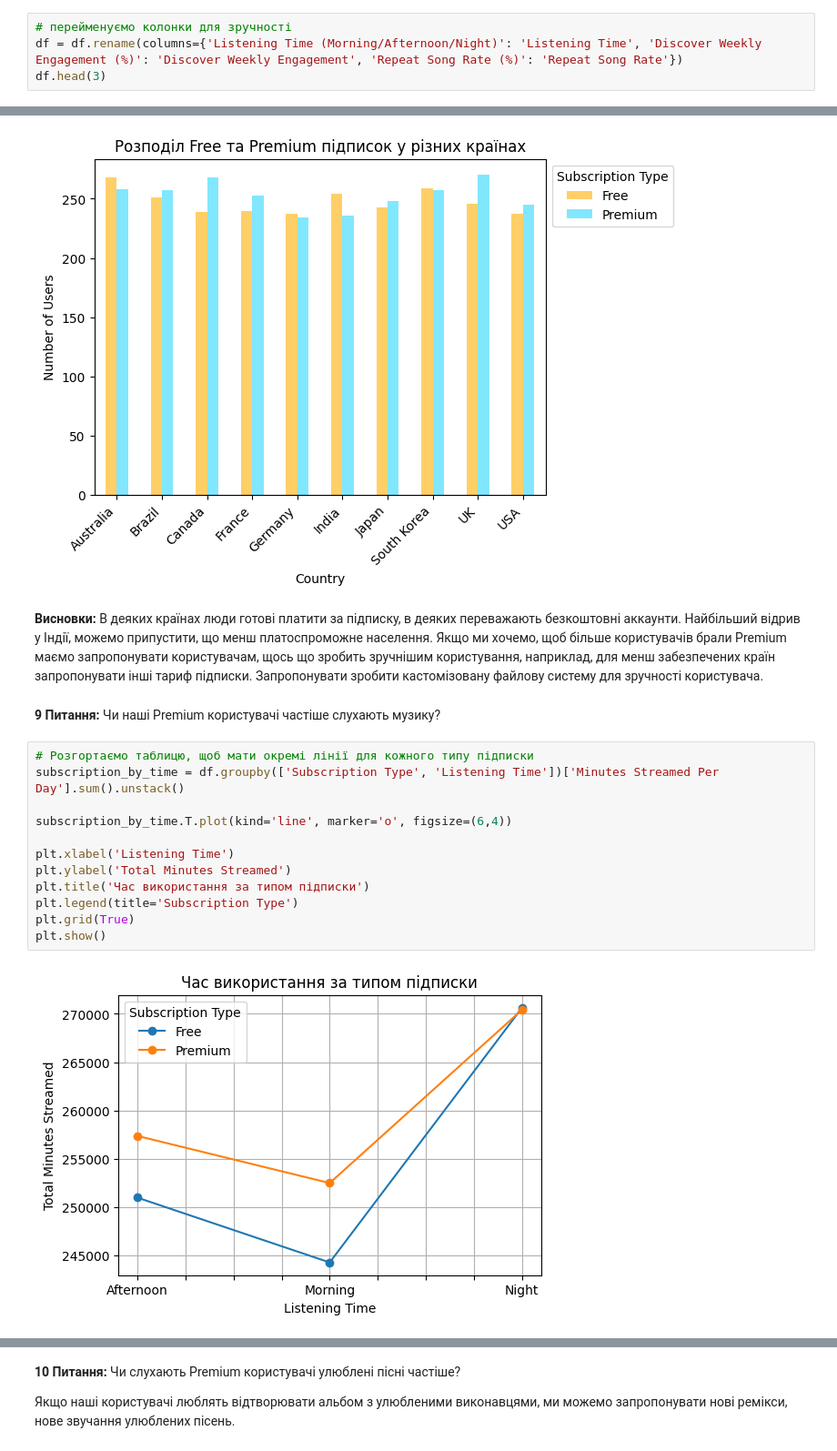
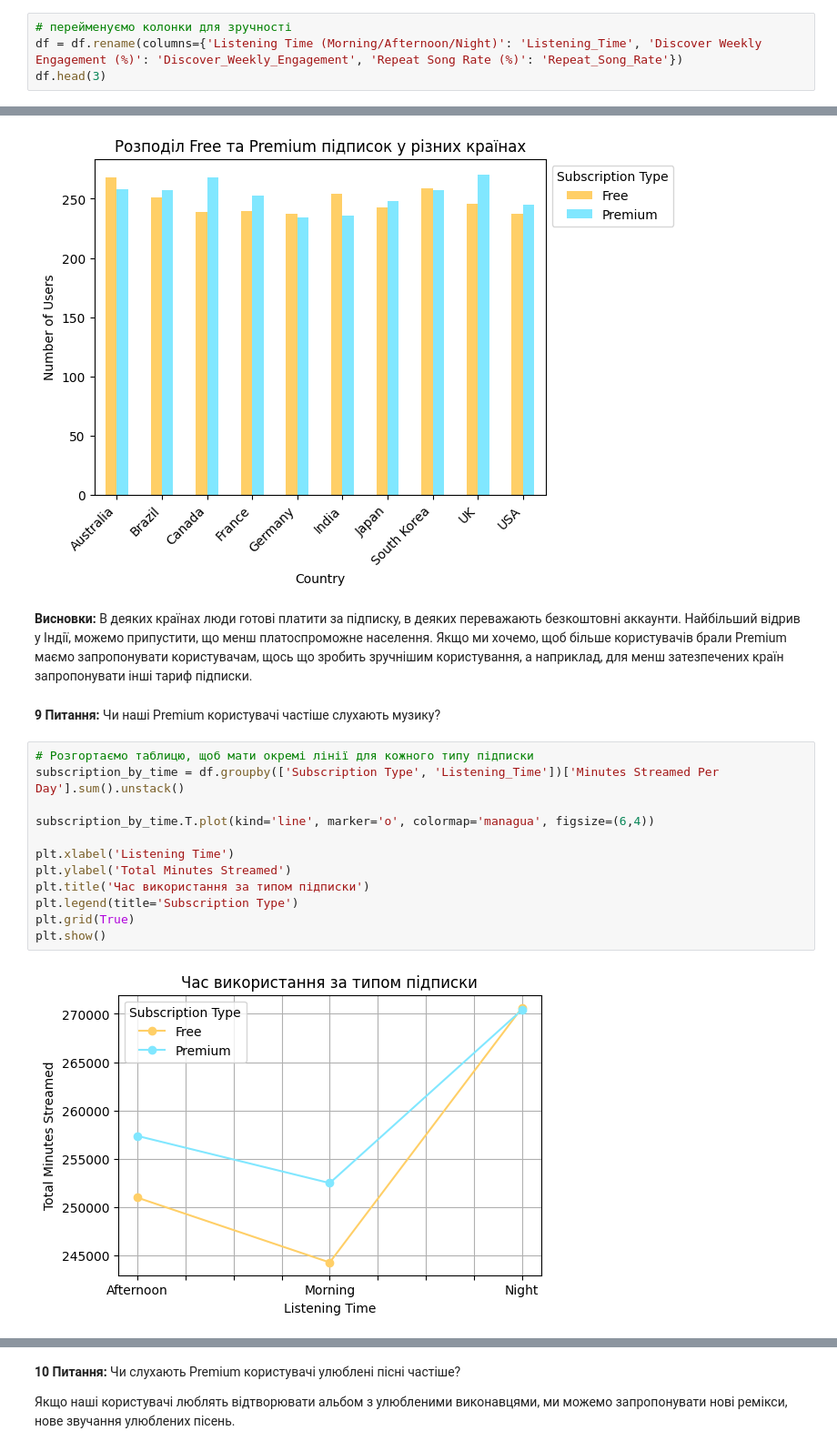
Before and after one commit to Yul4ita/Data-Analytics-Projects, a Jupyter notebook: Analysis_of_Streaming_Platforms.ipynb, the cells around one changed output, grey strips where cells are left out. Shown at 91% size. Drawn from its saved outputs; the diff is of its cells as text.

```diff
--- a/Analysis_of_Streaming_Platforms.ipynb
+++ b/Analysis_of_Streaming_Platforms.ipynb
@@ -52,7 +52,7 @@ pd.concat([df.head(3), df.tail(3)])
 | 4999 | U5999 | 30 | South Korea | YouTube | Rock | 451 | 145 | ... |
 # %%
 # перейменуємо колонки для зручності
-df = df.rename(columns={'Listening Time (Morning/Afternoon/Night)': 'Listening Time', 'Discover Weekly Engagement (%)': 'Discover Weekly Engagement', 'Repeat Song Rate (%)': 'Repeat Song Rate'})
+df = df.rename(columns={'Listening Time (Morning/Afternoon/Night)': 'Listening_Time', 'Discover Weekly Engagement (%)': 'Discover_Weekly_Engagement', 'Repeat Song Rate (%)': 'Repeat_Song_Rate'})
 df.head(3)
 # %% [output]
 |  | User_ID | Age | Country | Streaming Platform | Top Genre | Minutes Streamed Per Day | Number of Songs Liked | ... |
@@ -355,24 +371,23 @@ plt.show()
 [figure]
 # %% [markdown]
 **Висновки:** В деяких країнах люди готові платити за підписку, в деяких переважають безкоштовні аккаунти. Найбільший відрив у Індії, можемо припустити, що менш платоспроможне населення.
-Якщо ми хочемо, щоб більше користувачів брали Premium маємо запропонувати користувачам, щось що зробить зручнішим користування, наприклад, для менш забезпечених країн запропонувати інші тариф підписки.
-Запропонувати зробити кастомізовану файлову систему для зручності користувача.
+Якщо ми хочемо, щоб більше користувачів брали Premium маємо запропонувати користувачам, щось що зробить зручнішим користування, а наприклад, для менш затезпечених країн запропонувати інші тариф підписки.
 # %% [markdown]
 **9 Питання:** Чи наші Premium користувачі частіше слухають музику?
 # %%
 # Розгортаємо таблицю, щоб мати окремі лінії для кожного типу підписки
-subscription_by_time = df.groupby(['Subscription Type', 'Listening Time'])['Minutes Streamed Per Day'].sum().unstack()
+subscription_by_time = df.groupby(['Subscription Type', 'Listening_Time'])['Minutes Streamed Per Day'].sum().unstack()
 
-subscription_by_time.T.plot(kind='line', marker='o', figsize=(6,4))
+subscription_by_time.T.plot(kind='line', marker='o', colormap='managua', figsize=(6,4))
 
 plt.xlabel('Listening Time')
 plt.ylabel('Total Minutes Streamed')
 plt.title('Час використання за типом підписки')
 plt.legend(title='Subscription Type')
 plt.grid(True)
 plt.show()
 # %% [output]
-[figure, old version]
+[figure, new version]
 # %% [markdown]
 **Висновок:** Дійсно користувачі з Premium підпискою частіше слухають музику.
 
```
Also changed, not shown: parts of 20 cells of this notebook.
